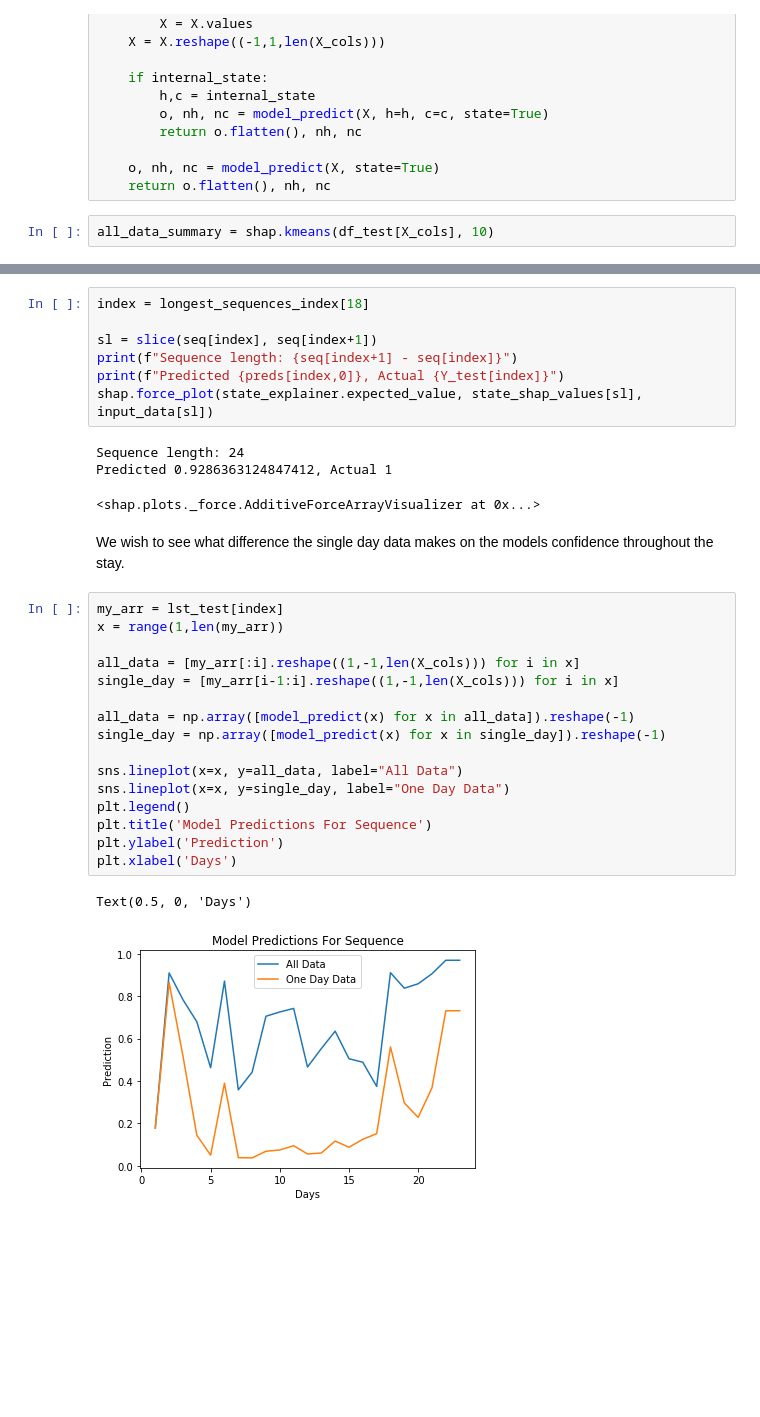
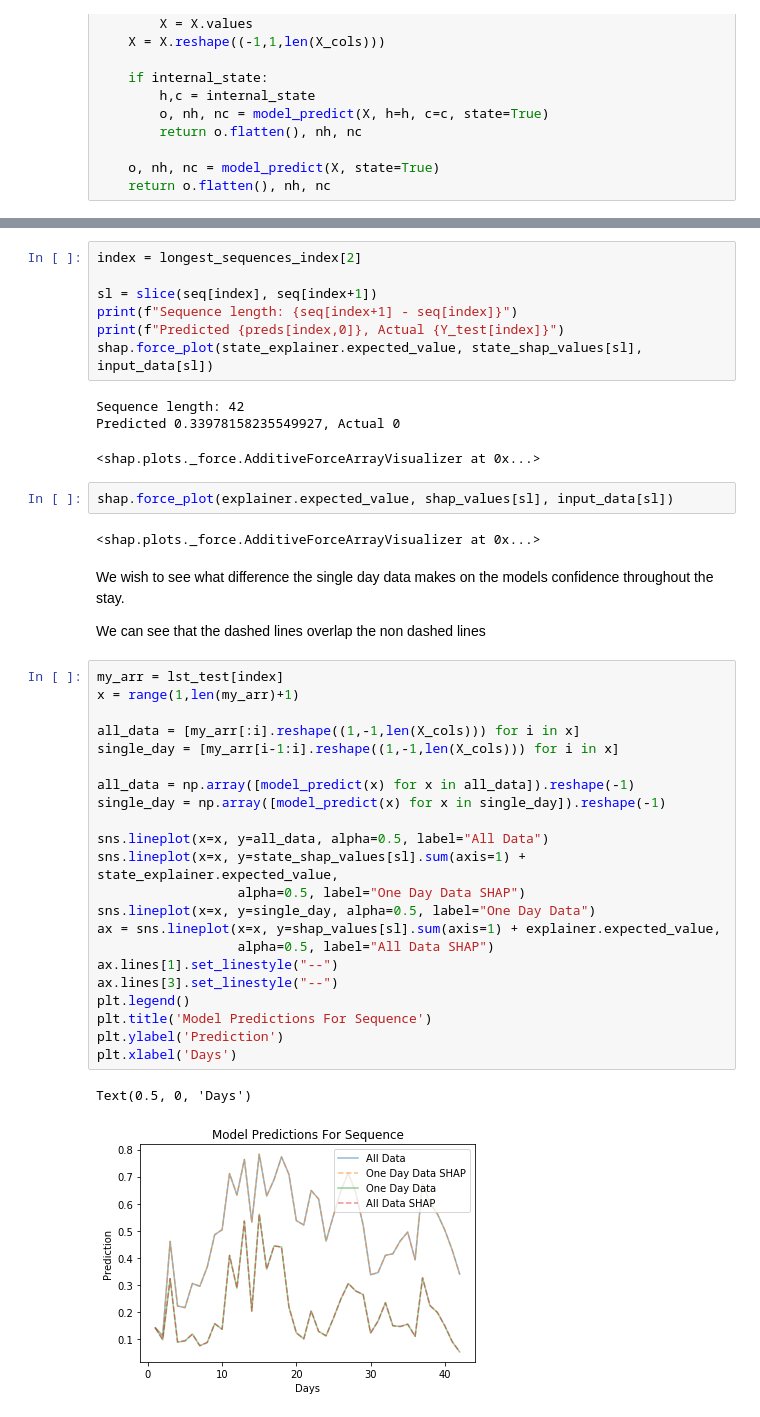
Before and after one commit to Gareth001/thesis, a Jupyter notebook: notebooks/MIMIC death.ipynb, the cells around one changed output, grey strips where cells are left out. Drawn from its saved outputs; the diff is of its cells as text; blank space fills up the shorter version.

Commit message:
update plot to show local accuracy of new shap

```diff
--- a/notebooks/MIMIC death.ipynb
+++ b/notebooks/MIMIC death.ipynb
@@ -739,8 +718,6 @@ def state_predict(X, internal_state=None):
 
     o, nh, nc = model_predict(X, state=True)
     return o.flatten(), nh, nc
-# %%
-all_data_summary = shap.kmeans(df_test[X_cols], 10)
 # %%
 input_data = df_test[X_cols]
 state_explainer = shap.KernelExplainer(state_predict, all_data_summary)
@@ -754,32 +731,44 @@ shap.summary_plot(state_shap_values, input_data)
 # %%
-index = longest_sequences_index[18]
+index = longest_sequences_index[2]
 
 sl = slice(seq[index], seq[index+1])
 print(f"Sequence length: {seq[index+1] - seq[index]}")
 print(f"Predicted {preds[index,0]}, Actual {Y_test[index]}")
 shap.force_plot(state_explainer.expected_value, state_shap_values[sl], input_data[sl])
 # %% [output]
-Sequence length: 24
-Predicted 0.9286363124847412, Actual 1
+Sequence length: 42
+Predicted 0.33978158235549927, Actual 0
 <shap.plots._force.AdditiveForceArrayVisualizer at 0x...>
+# %%
+shap.force_plot(explainer.expected_value, shap_values[sl], input_data[sl])
+# %% [output]
+<shap.plots._force.AdditiveForceArrayVisualizer at 0x...>
 # %% [markdown]
 We wish to see what difference the single day data makes on the models confidence throughout the stay.
+
+We can see that the dashed lines overlap the non dashed lines
 # %%
 my_arr = lst_test[index]
-x = range(1,len(my_arr))
+x = range(1,len(my_arr)+1)
 
 all_data = [my_arr[:i].reshape((1,-1,len(X_cols))) for i in x]
 single_day = [my_arr[i-1:i].reshape((1,-1,len(X_cols))) for i in x]
 
 all_data = np.array([model_predict(x) for x in all_data]).reshape(-1)
 single_day = np.array([model_predict(x) for x in single_day]).reshape(-1)
 
-sns.lineplot(x=x, y=all_data, label="All Data")
-sns.lineplot(x=x, y=single_day, label="One Day Data")
+sns.lineplot(x=x, y=all_data, alpha=0.5, label="All Data")
+sns.lineplot(x=x, y=state_shap_values[sl].sum(axis=1) + state_explainer.expected_value,
+                  alpha=0.5, label="One Day Data SHAP")
+sns.lineplot(x=x, y=single_day, alpha=0.5, label="One Day Data")
+ax = sns.lineplot(x=x, y=shap_values[sl].sum(axis=1) + explainer.expected_value,
+                  alpha=0.5, label="All Data SHAP")
+ax.lines[1].set_linestyle("--")
+ax.lines[3].set_linestyle("--")
 plt.legend()
 plt.title('Model Predictions For Sequence')
 plt.ylabel('Prediction')
 plt.xlabel('Days')
 # %% [output]
 Text(0.5, 0, 'Days')
-[figure, old version]
+[figure, new version]
```
Also changed, not shown: parts of 29 cells of this notebook.
